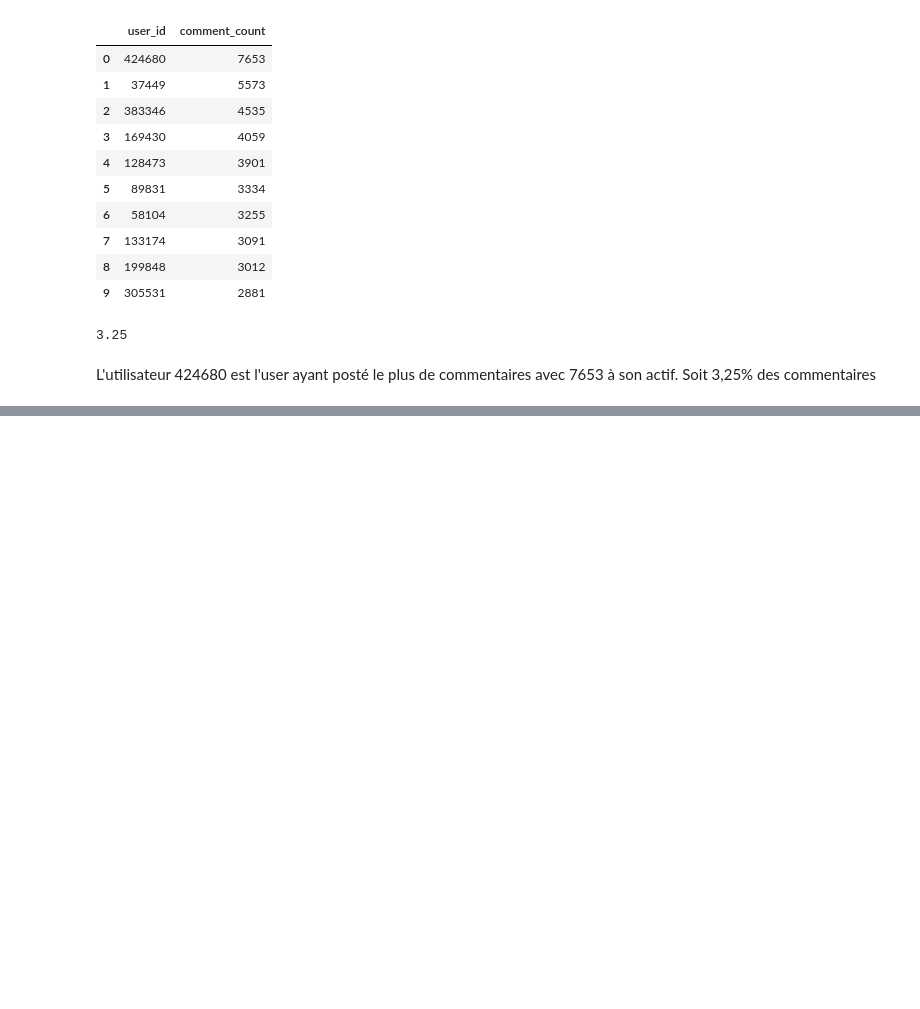
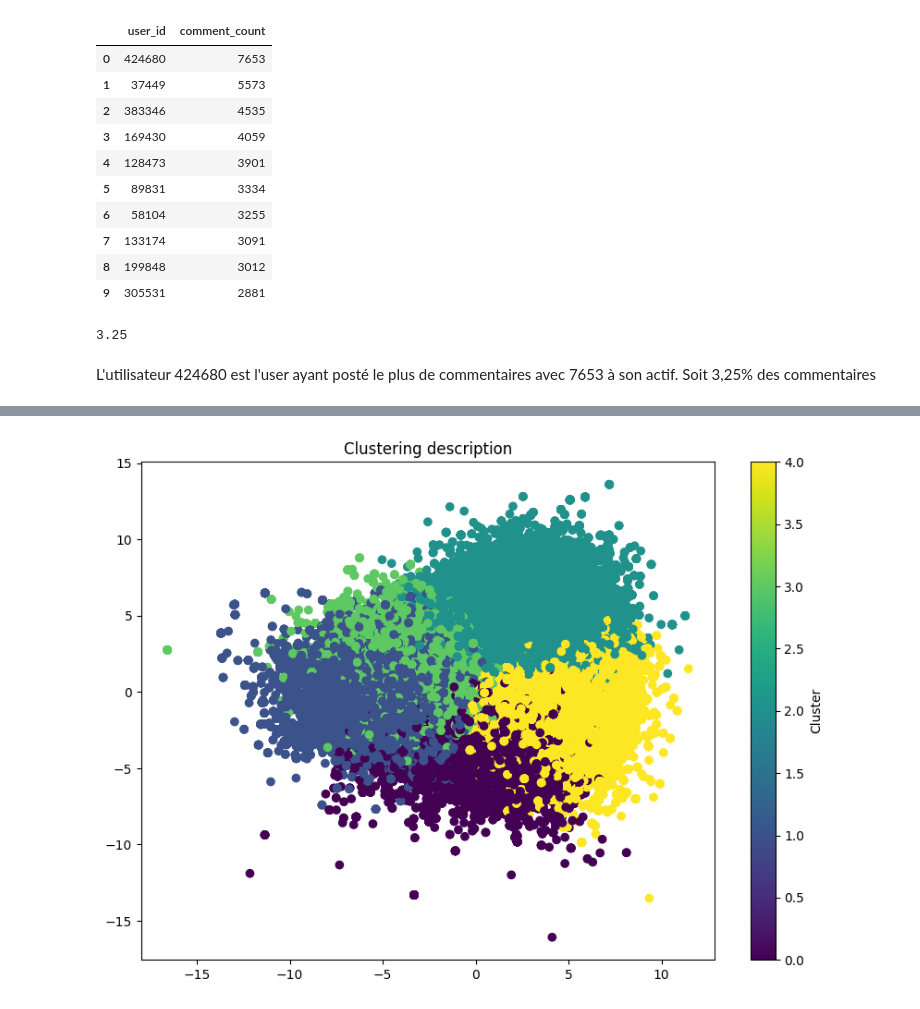
Before and after one commit to amaldre/projet_Kit_Big_Data, a Jupyter notebook: data_processing/eda__features_mode.ipynb, the cells around one changed output, grey strips where cells are left out. Drawn from its saved outputs; the diff is of its cells as text; code cells hidden in the pictures; blank space fills up the shorter version.

```diff
--- a/data_processing/eda__features_mode.ipynb
+++ b/data_processing/eda__features_mode.ipynb
@@ -831,0 +853,2 @@ plt.show()
+# %%
+df_g['description'] = df_g['description'].fillna('')
@@ -831,0 +865,38 @@ plt.show()
+# %%
+import gensim
+
+# model_path = 'path/to/GoogleNews-vectors-negative300.bin.gz'
+# model = gensim.models.KeyedVectors.load_word2vec_format(model_path, binary=True)
+
+
+model = gensim.models.Word2Vec(sentences=df_g['embed_descriptions'], vector_size=100, window=5, min_count=1, workers=4)
+# %%
+def get_mean_embedding(description, model):
+    embeddings = [model.wv[word] for word in description if word in model.wv]
+    if len(embeddings) > 0:
+        return np.mean(embeddings, axis=0)
+    else:
+        return np.zeros(model.vector_size)
+
+df_g['embed_descriptions'] = df_g['embed_descriptions'].apply(lambda x: get_mean_embedding(x, model))
+# %%
+from sklearn.cluster import KMeans
+from sklearn.decomposition import PCA
+import matplotlib.pyplot as plt
+
+X = np.array(df_g['embed_descriptions'].tolist())
+
+kmeans = KMeans(n_clusters=5, random_state=0).fit(X)
+
+pca = PCA(n_components=2)
+X_pca = pca.fit_transform(X)
+
+label = kmeans.labels_
+# %%
+plt.figure(figsize=(10, 7))
+plt.scatter(X_pca[:, 0], X_pca[:, 1], c=label, cmap='viridis')
+plt.title('Clustering description')
+plt.colorbar(label='Cluster')
+plt.show()
+# %% [output]
+[figure, added]
```
Also changed, not shown: parts of 7 cells of this notebook, 2 other files.
